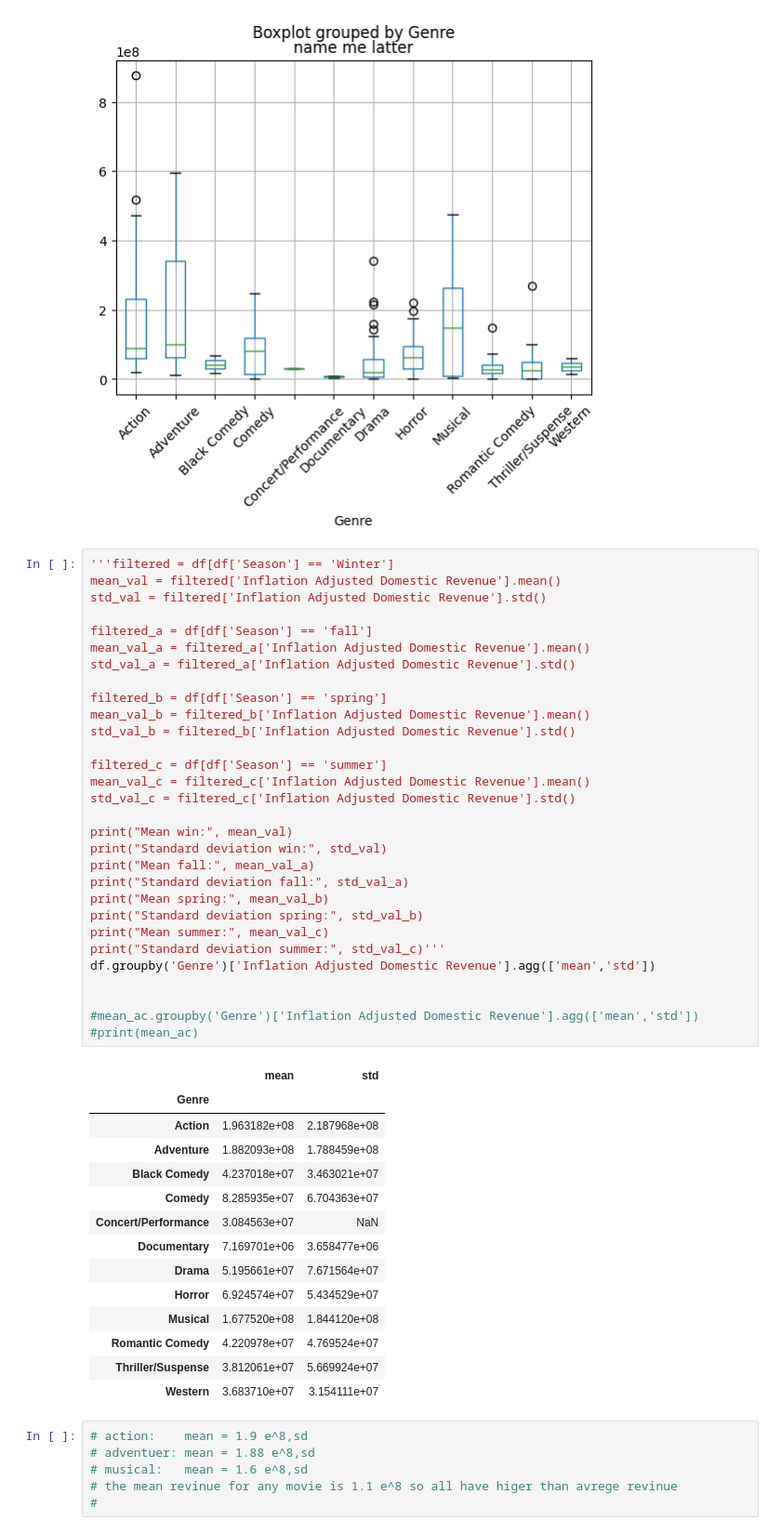
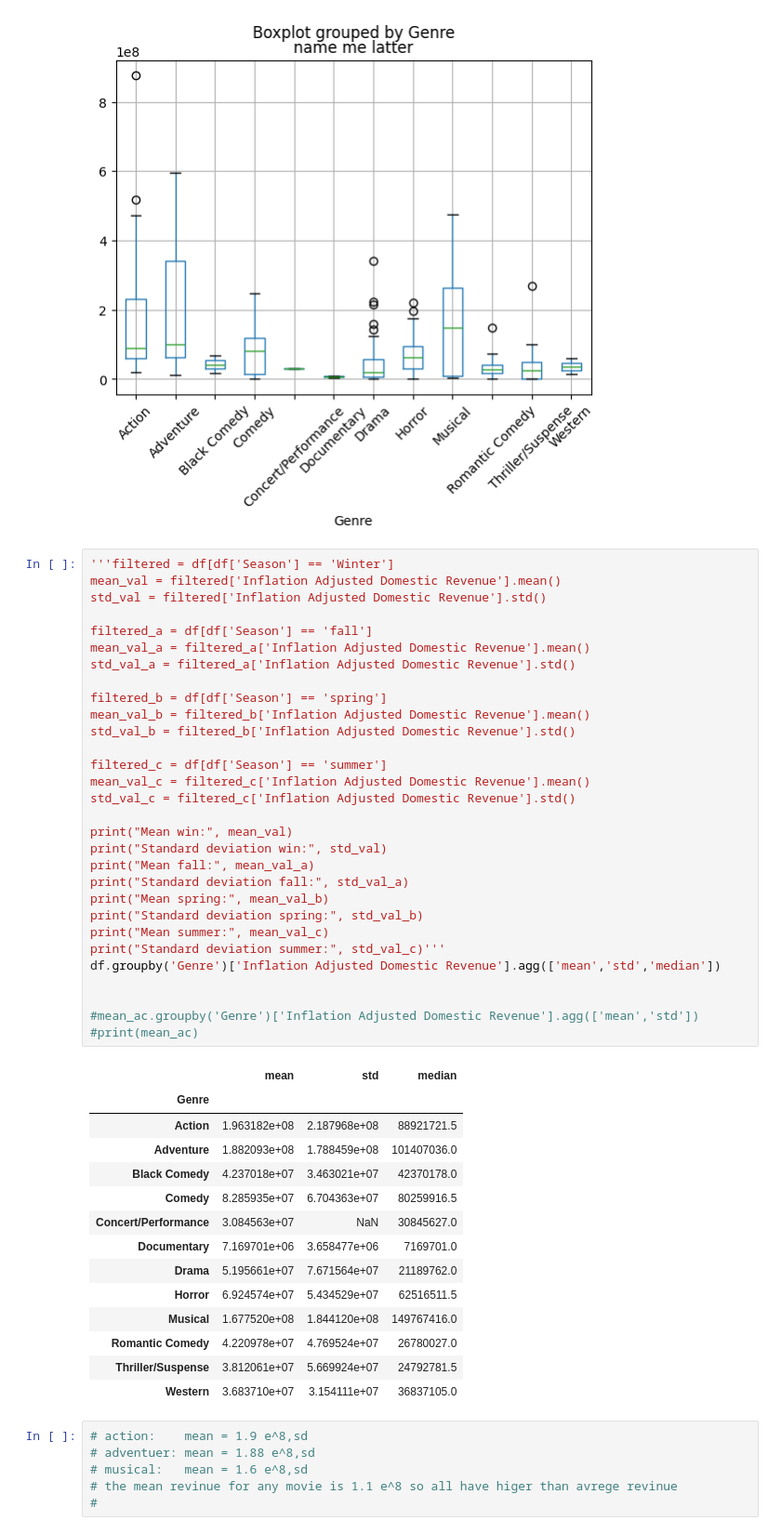
Before and after one commit to CNelson2004/Final_Movie_Analysis, a Jupyter notebook: analyze.ipynb, the cells around one changed output. Shown at 93% size. Cells and saved outputs as stored; diff of their text form.

```diff
--- a/analyze.ipynb
+++ b/analyze.ipynb
@@ -248,48 +248,48 @@ plt.show()
 # %%
 '''filtered = df[df['Season'] == 'Winter']
 mean_val = filtered['Inflation Adjusted Domestic Revenue'].mean()
 std_val = filtered['Inflation Adjusted Domestic Revenue'].std()
 
 filtered_a = df[df['Season'] == 'fall']
 mean_val_a = filtered_a['Inflation Adjusted Domestic Revenue'].mean()
 std_val_a = filtered_a['Inflation Adjusted Domestic Revenue'].std()
 
 filtered_b = df[df['Season'] == 'spring']
 mean_val_b = filtered_b['Inflation Adjusted Domestic Revenue'].mean()
 std_val_b = filtered_b['Inflation Adjusted Domestic Revenue'].std()
 
 filtered_c = df[df['Season'] == 'summer']
 mean_val_c = filtered_c['Inflation Adjusted Domestic Revenue'].mean()
 std_val_c = filtered_c['Inflation Adjusted Domestic Revenue'].std()
 
 print("Mean win:", mean_val)
 print("Standard deviation win:", std_val)
 print("Mean fall:", mean_val_a)
 print("Standard deviation fall:", std_val_a)
 print("Mean spring:", mean_val_b)
 print("Standard deviation spring:", std_val_b)
 print("Mean summer:", mean_val_c)
 print("Standard deviation summer:", std_val_c)'''
-df.groupby('Genre')['Inflation Adjusted Domestic Revenue'].agg(['mean','std'])
+df.groupby('Genre')['Inflation Adjusted Domestic Revenue'].agg(['mean','std','median'])
 
 
 #mean_ac.groupby('Genre')['Inflation Adjusted Domestic Revenue'].agg(['mean','std'])
 #print(mean_ac)
 # %% [output]
-|  | mean | std |
-| Genre |  |  |
-| Action | 1.963182e+08 | 2.187968e+08 |
-| Adventure | 1.882093e+08 | 1.788459e+08 |
-| Black Comedy | 4.237018e+07 | 3.463021e+07 |
-| Comedy | 8.285935e+07 | 6.704363e+07 |
-| Concert/Performance | 3.084563e+07 | NaN |
-| Documentary | 7.169701e+06 | 3.658477e+06 |
-| Drama | 5.195661e+07 | 7.671564e+07 |
-| Horror | 6.924574e+07 | 5.434529e+07 |
-| Musical | 1.677520e+08 | 1.844120e+08 |
-| Romantic Comedy | 4.220978e+07 | 4.769524e+07 |
-| Thriller/Suspense | 3.812061e+07 | 5.669924e+07 |
-| Western | 3.683710e+07 | 3.154111e+07 |
+|  | mean | std | median |
+| Genre |  |  |  |
+| Action | 1.963182e+08 | 2.187968e+08 | 88921721.5 |
+| Adventure | 1.882093e+08 | 1.788459e+08 | 101407036.0 |
+| Black Comedy | 4.237018e+07 | 3.463021e+07 | 42370178.0 |
+| Comedy | 8.285935e+07 | 6.704363e+07 | 80259916.5 |
+| Concert/Performance | 3.084563e+07 | NaN | 30845627.0 |
+| Documentary | 7.169701e+06 | 3.658477e+06 | 7169701.0 |
+| Drama | 5.195661e+07 | 7.671564e+07 | 21189762.0 |
+| Horror | 6.924574e+07 | 5.434529e+07 | 62516511.5 |
+| Musical | 1.677520e+08 | 1.844120e+08 | 149767416.0 |
+| Romantic Comedy | 4.220978e+07 | 4.769524e+07 | 26780027.0 |
+| Thriller/Suspense | 3.812061e+07 | 5.669924e+07 | 24792781.5 |
+| Western | 3.683710e+07 | 3.154111e+07 | 36837105.0 |
 # %%
 # action:    mean = 1.9 e^8,sd
 # adventuer: mean = 1.88 e^8,sd
```
Also changed, not shown: parts of 14 cells of this notebook, 16 other files.
